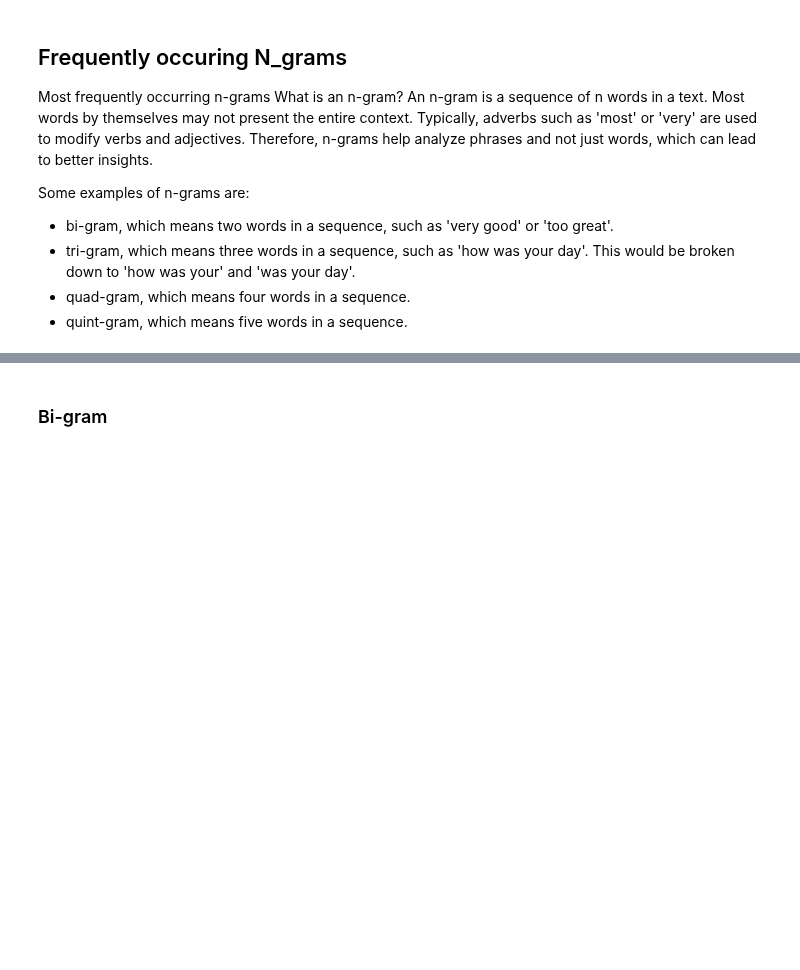
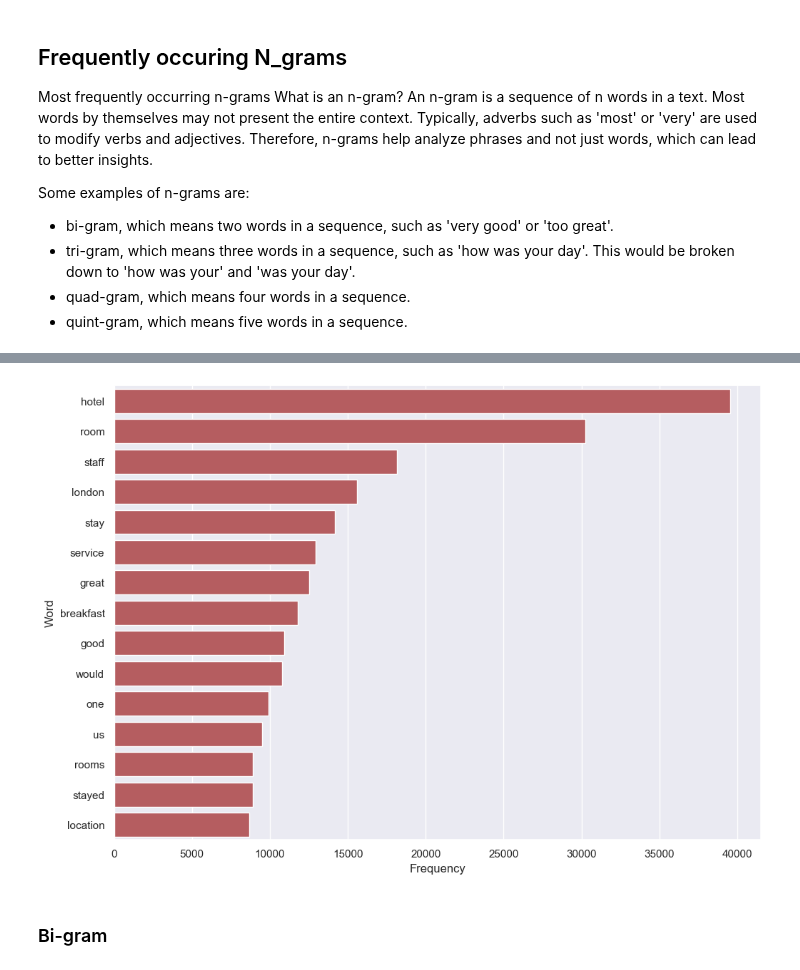
Before and after one commit to Shahmaan/Examensarbete_DS21, a Jupyter notebook: rnn_sentiment_analysis.ipynb, the cells around one changed output, grey strips where cells are left out. Cells and saved outputs as stored; diff of their text form; code cells hidden in the pictures; blank space fills up the shorter version.

```diff
--- a/rnn_sentiment_analysis.ipynb
+++ b/rnn_sentiment_analysis.ipynb
@@ -310,3 +307,15 @@ Some examples of n-grams are:
+# %%
+word_freq = Counter(all_words)
+top_words = word_freq.most_common(15)
+
+sns.set(style="whitegrid")
+sns.set(rc={'figure.figsize':(11.7,8.27)})
+ax = sns.barplot(x=[val[1] for val in top_words], y=[val[0] for val in top_words], color='r')
+ax.set_xlabel('Frequency')
+ax.set_ylabel('Word')
+plt.show()
+# %% [output]
+[figure, added]
 # %% [markdown]
 ### Bi-gram
 # %%
```
Also changed, not shown: parts of 29 cells of this notebook, 5 other files.
